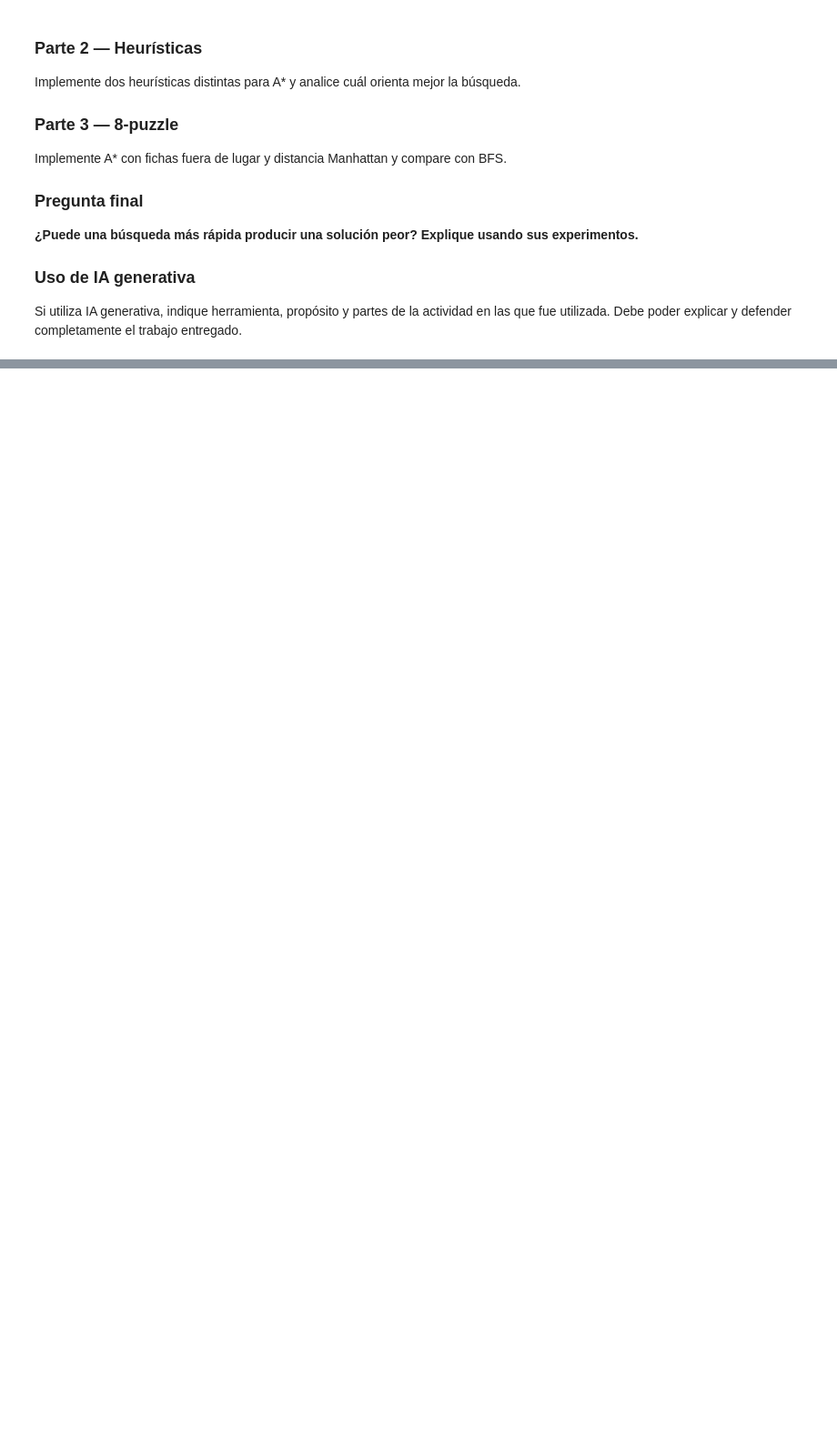
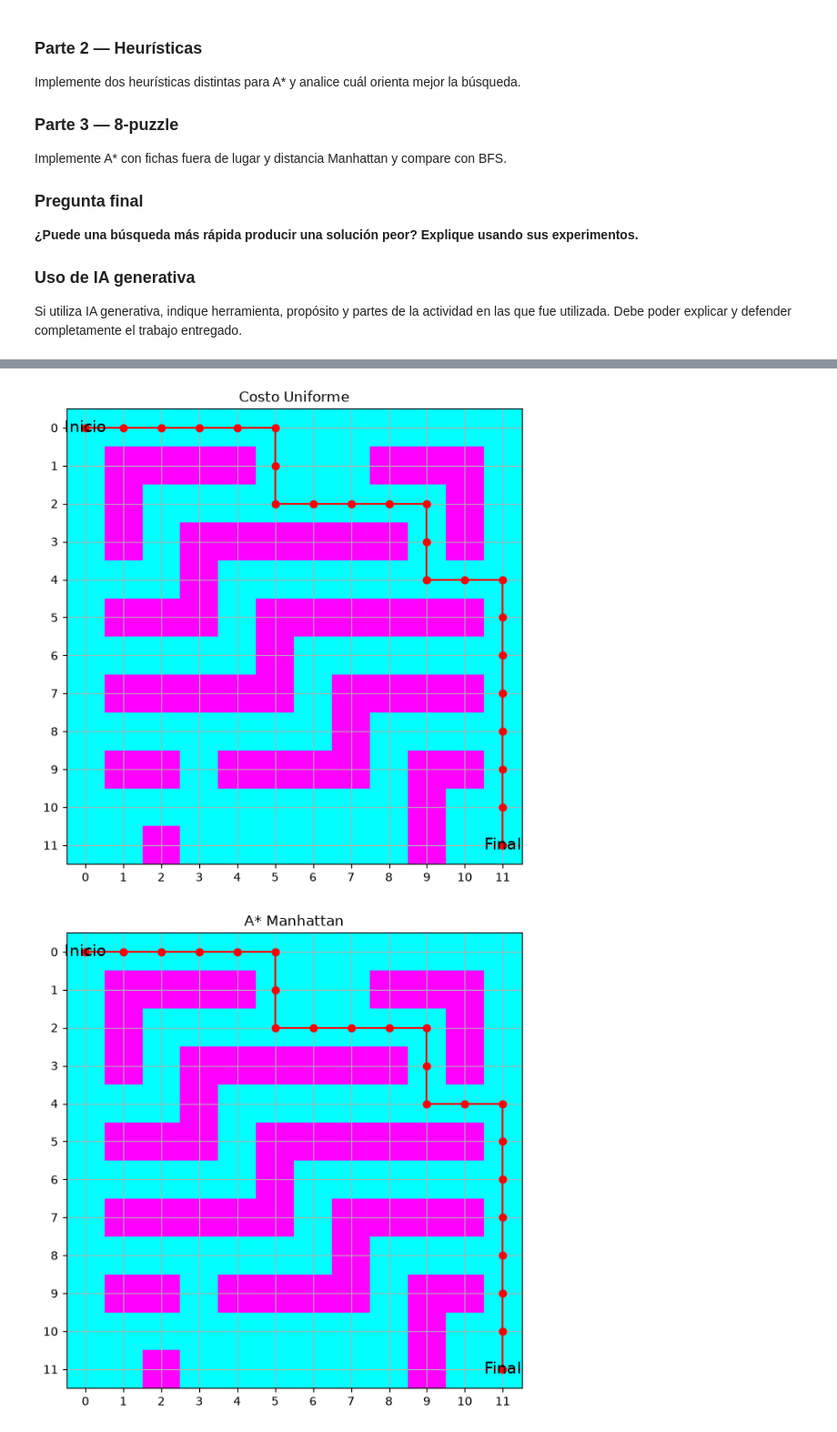
Before and after one commit to VanessaOsorioS/ActividadFinalInteligentesI, a Jupyter notebook: TallerBusquedaInformada.ipynb, the cells around one changed output, grey strips where cells are left out. Shown at 91% size. Cells and saved outputs as stored; diff of their text form; code cells hidden in the pictures; blank space fills up the shorter version.

```diff
--- a/TallerBusquedaInformada.ipynb
+++ b/TallerBusquedaInformada.ipynb
@@ -169,7 +206,13 @@ def beam_search_mapa(mapa,inicio,objetivo,beam_width=2):
 
         candidatos.sort(key=lambda x: manhattan(x[0],objetivo))
         haz=candidatos[:beam_width]
-    return None
+
+    return {
+    "camino": None,
+    "costo": None,
+    "expandidos": expandidos,
+    "beam_width": beam_width,
+}
 
 resultado_beam=beam_search_mapa(mapa,INICIO,OBJETIVO,beam_width=3)
 resultado_beam
@@ -385,0 +510,21 @@ for nombre, res in caminos_con_solucion.items():
+# %%
+resultados_parte1 = {}
+
+resultados_parte1["Costo Uniforme"] = ucs_mapa(mapa12, INICIO_12, OBJETIVO_12)
+resultados_parte1["A* Manhattan"] = astar_mapa(mapa12, INICIO_12, OBJETIVO_12)
+
+for k in [1, 2, 4, 8]:
+    resultados_parte1[f"Beam k={k}"] = beam_search_mapa(
+        mapa12, INICIO_12, OBJETIVO_12, beam_width=k
+    )
+
+print(f"{'Algoritmo':<18} {'Solución':<9} {'Costo':<6} {'Expandidos'}")
+print("-" * 46)
+for nombre, res in resultados_parte1.items():
+    encontrado = res is not None and res["camino"] is not None
+
+    solucion = "Sí" if encontrado else "No"
+    costo = res["costo"] if encontrado else "-"
+    expandidos = res["expandidos"] if res is not None else "-"
+
+    print(f"{nombre:<18} {solucion:<9} {costo:<6} {expandidos}")
@@ -385,0 +540,18 @@ for nombre, res in caminos_con_solucion.items():
+# %%
+caminos_con_solucion = {
+    nombre: res
+    for nombre, res in resultados_parte1.items()
+    if res is not None and res["camino"] is not None
+}
+
+for nombre, res in caminos_con_solucion.items():
+    mostrar_mapa(
+        mapa12,
+        camino=res["camino"],
+        inicio=INICIO_12,
+        objetivo=OBJETIVO_12,
+        titulo=nombre,
+    )
+# %% [output]
+[figure, added]
+[figure, added]
```
Also changed, not shown: parts of 29 cells of this notebook.
